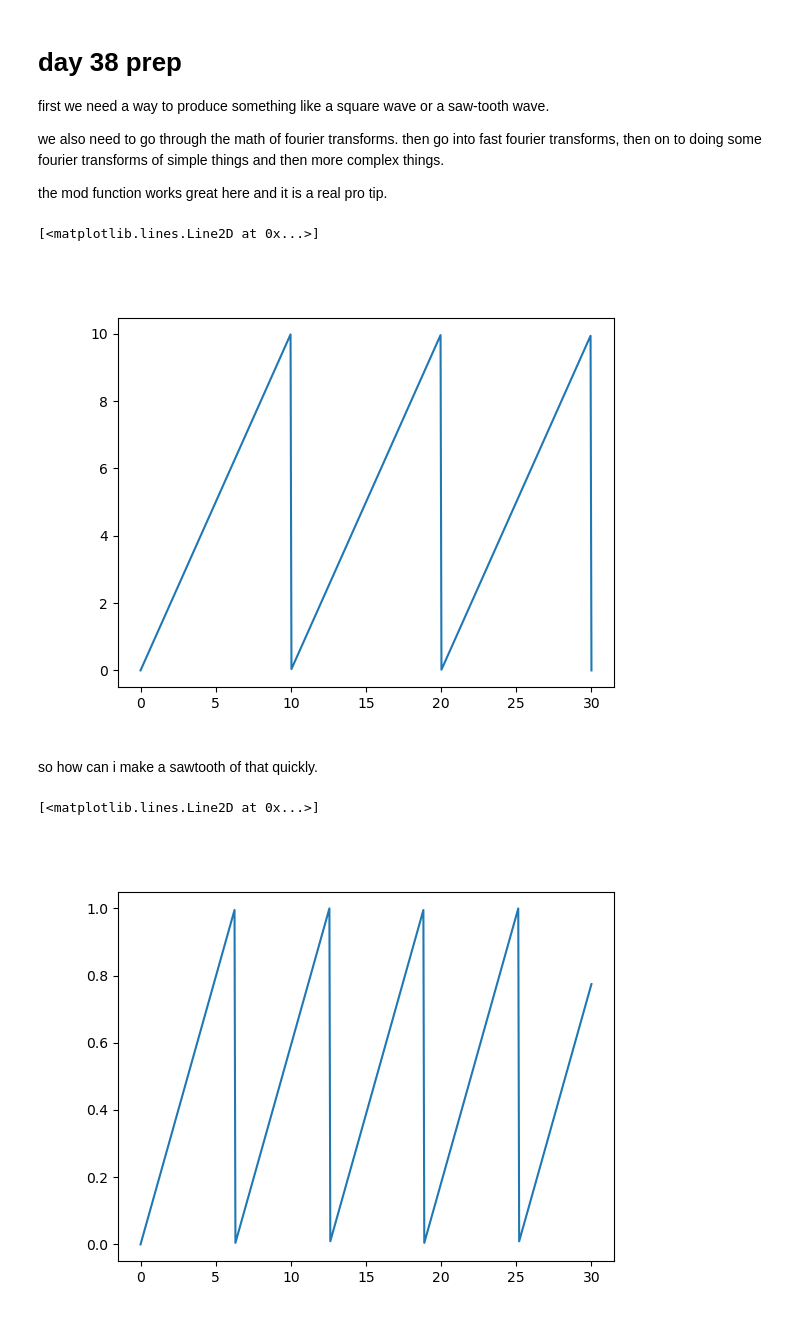
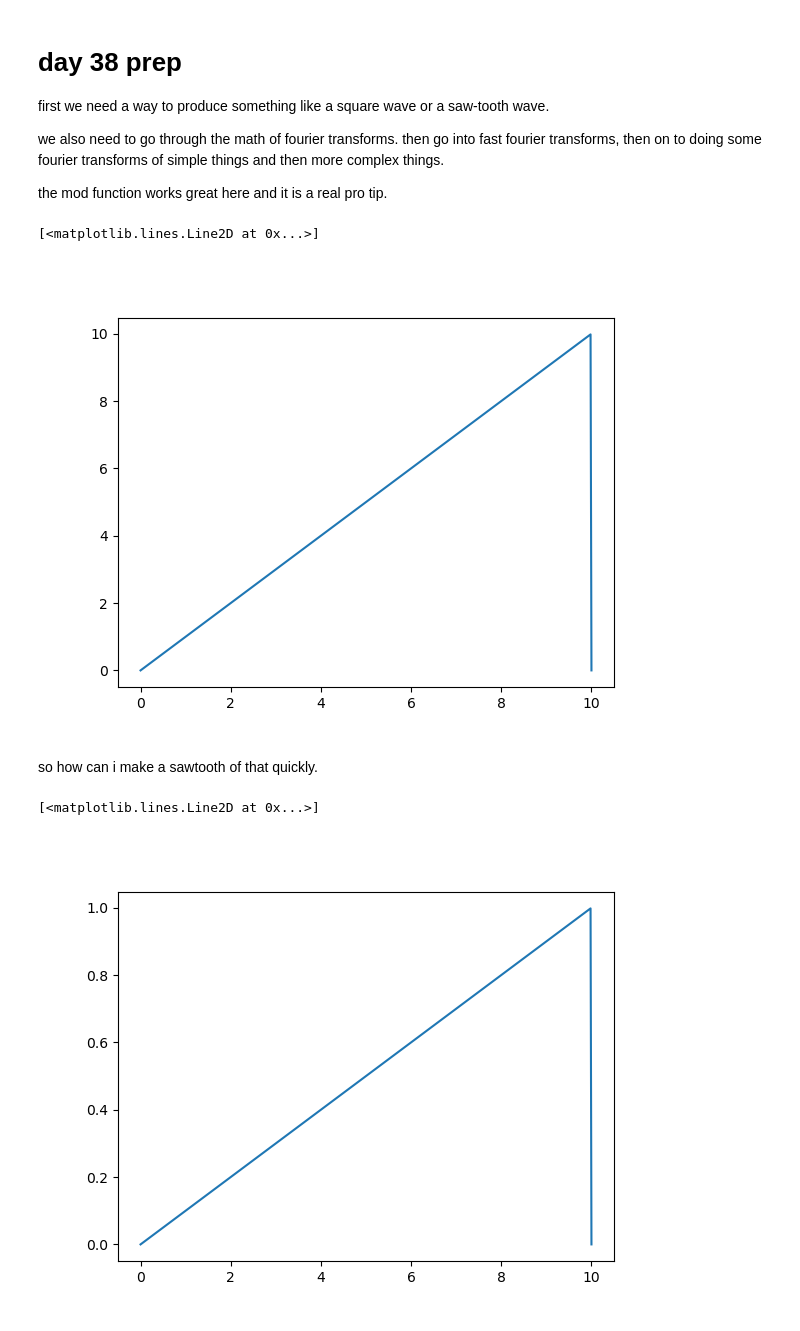
Before and after one commit to ehremington/390-2025-fall, a Jupyter notebook: develop/day38-prep.ipynb, the cells around one changed output. Cells and saved outputs as stored; diff of their text form; code cells hidden in the pictures.

```diff
--- a/develop/day38-prep.ipynb
+++ b/develop/day38-prep.ipynb
@@ -7,26 +7,23 @@ we also need to go through the math of fourier transforms. then go into fast fou
 
 the mod function works great here and it is a real pro tip.
 # %%
-x = np.linspace(0,10,11)
-y = x
-
 L = 10
-x = np.linspace(0, 3*L, 500)   # show three periods bc it looks cooler
+x = np.linspace(0, L, 500)   # show three periods bc it looks cooler
 y = (x % L)                    # periodic sawtooth
 
 fig0,ax0=plt.subplots()
 ax0.plot(x, y)
 # %% [output]
 [<matplotlib.lines.Line2D at 0x...>]
-[figure, old version]
+[figure, new version]
 # %% [markdown]
 so how can i make a sawtooth of that quickly.
 # %%
 def saw(x, L=2*np.pi):
     return (x % L)/L   # normalized to [0,1]
 
 fig1, ax1 = plt.subplots()
-ax1.plot(x,saw(x))
+ax1.plot(x,saw(x, 10))
 # %% [output]
 [<matplotlib.lines.Line2D at 0x...>]
-[figure, old version]
+[figure, new version]
```
Also changed, not shown: parts of 5 cells of this notebook, 4 other files.
